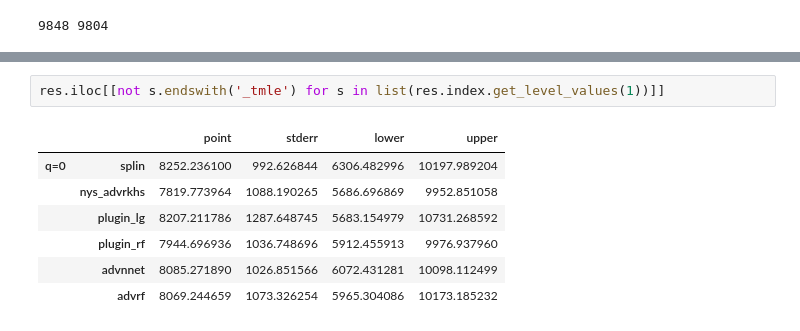
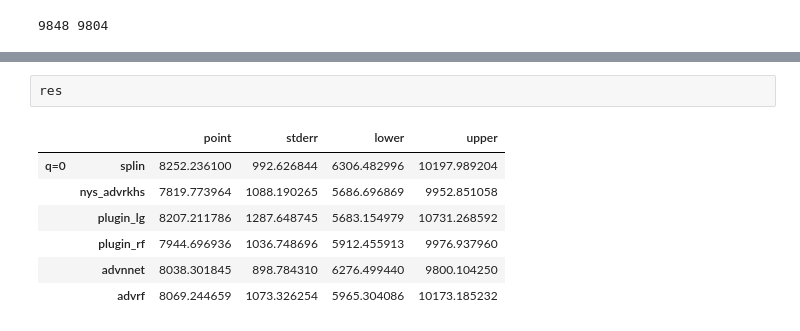
Before and after one commit to syrgkanislab/adversarial_reisz, a Jupyter notebook: Charitable.ipynb, the cells around one changed output, grey strips where cells are left out. Saved outputs shown, nothing was run; the diff lists cells and outputs as text.

```diff
--- a/Charitable.ipynb
+++ b/Charitable.ipynb
@@ -468,10 +419,10 @@ advrf {'point': 8069.2446589517685, 'stderr': 1073.326254350973, 'lower': 5965.3
-# %%
-res.iloc[[not s.endswith('_tmle') for s in list(res.index.get_level_values(1))]]
-# %% [output]
-|  |  | point | stderr | lower | upper |
-| q=0 | splin | 8252.236100 | 992.626844 | 6306.482996 | 10197.989204 |
-|  | nys_advrkhs | 7819.773964 | 1088.190265 | 5686.696869 | 9952.851058 |
-|  | plugin_lg | 8207.211786 | 1287.648745 | 5683.154979 | 10731.268592 |
-|  | plugin_rf | 7944.696936 | 1036.748696 | 5912.455913 | 9976.937960 |
-|  | advnnet | 8085.271890 | 1026.851566 | 6072.431281 | 10098.112499 |
-|  | advrf | 8069.244659 | 1073.326254 | 5965.304086 | 10173.185232 |
+# %%
+res
+# %% [output]
+|  |  | point | stderr | lower | upper |
+| q=0 | splin | 8252.236100 | 992.626844 | 6306.482996 | 10197.989204 |
+|  | nys_advrkhs | 7819.773964 | 1088.190265 | 5686.696869 | 9952.851058 |
+|  | plugin_lg | 8207.211786 | 1287.648745 | 5683.154979 | 10731.268592 |
+|  | plugin_rf | 7944.696936 | 1036.748696 | 5912.455913 | 9976.937960 |
+|  | advnnet | 8038.301845 | 898.784310 | 6276.499440 | 9800.104250 |
+|  | advrf | 8069.244659 | 1073.326254 | 5965.304086 | 10173.185232 |
```
Also changed, not shown: parts of 9 cells of this notebook.
